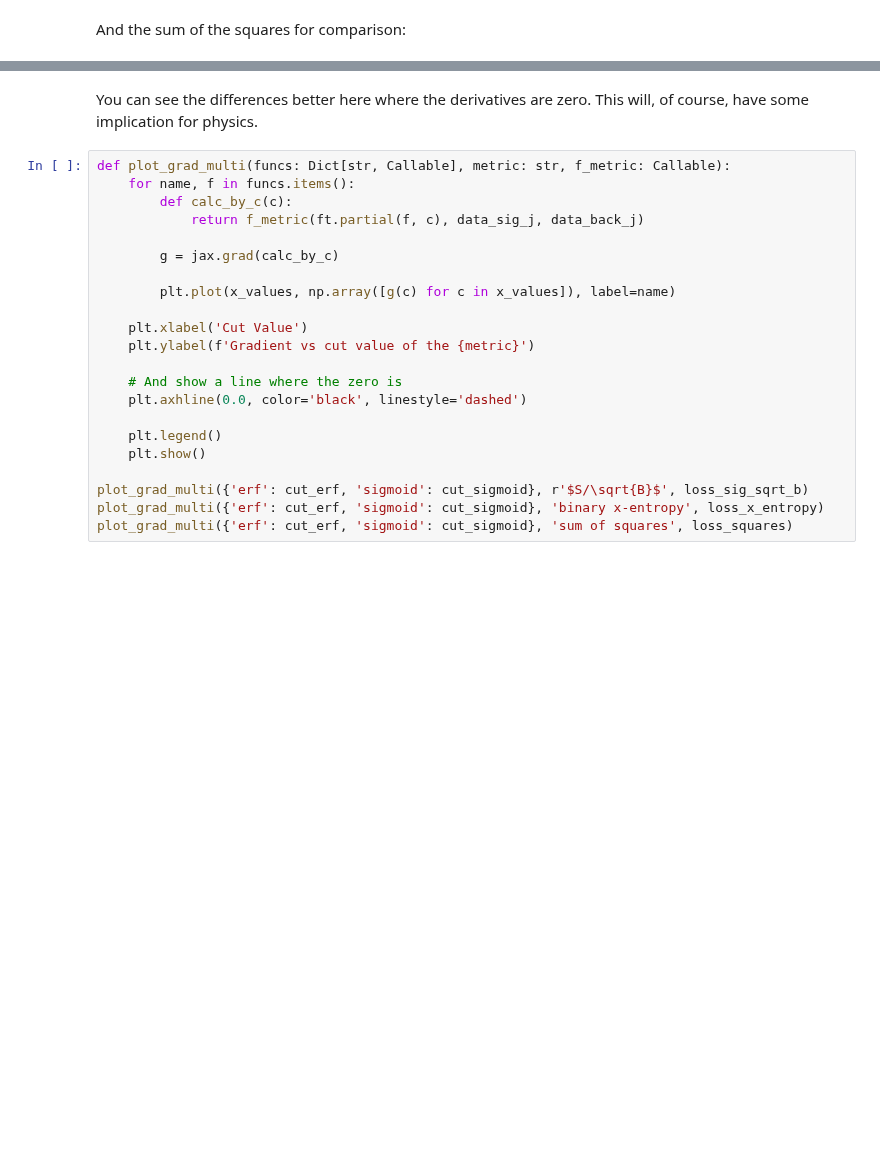
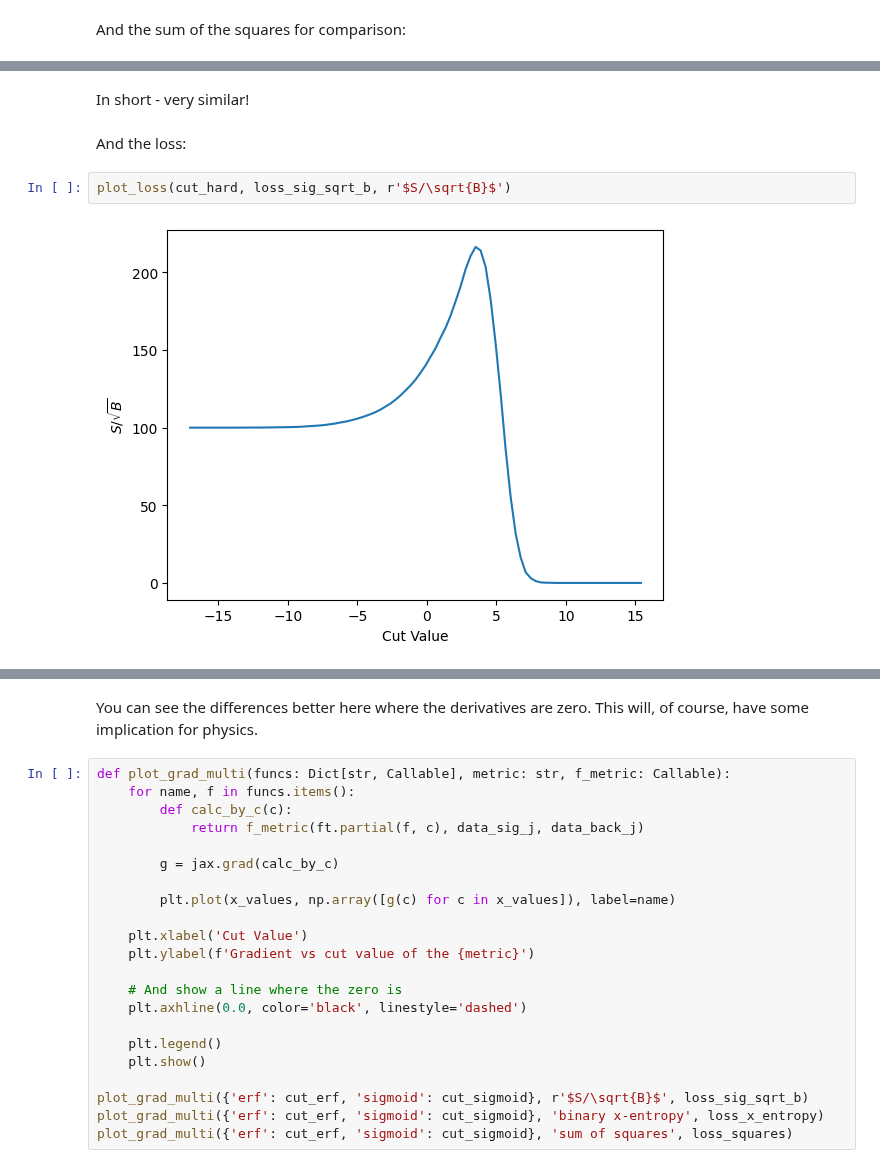
Before and after one commit to gordonwatts/diff-prog-intro, a Jupyter notebook: book/different_cut_emulations.ipynb, the cells around one changed output, grey strips where cells are left out. Cells and saved outputs as stored; diff of their text form; blank space fills up the shorter version.

```diff
--- a/book/different_cut_emulations.ipynb
+++ b/book/different_cut_emulations.ipynb
@@ -346,0 +373,8 @@ NameError: name 'cut_sigmoid_balenced' is not defined
+# %% [markdown]
+In short - very similar!
+# %% [markdown]
+And the loss:
+# %%
+plot_loss(cut_hard, loss_sig_sqrt_b, r'$S/\sqrt{B}$')
+# %% [output]
+[figure, added]
```
Also changed, not shown: parts of 20 cells of this notebook, 2 other files.
